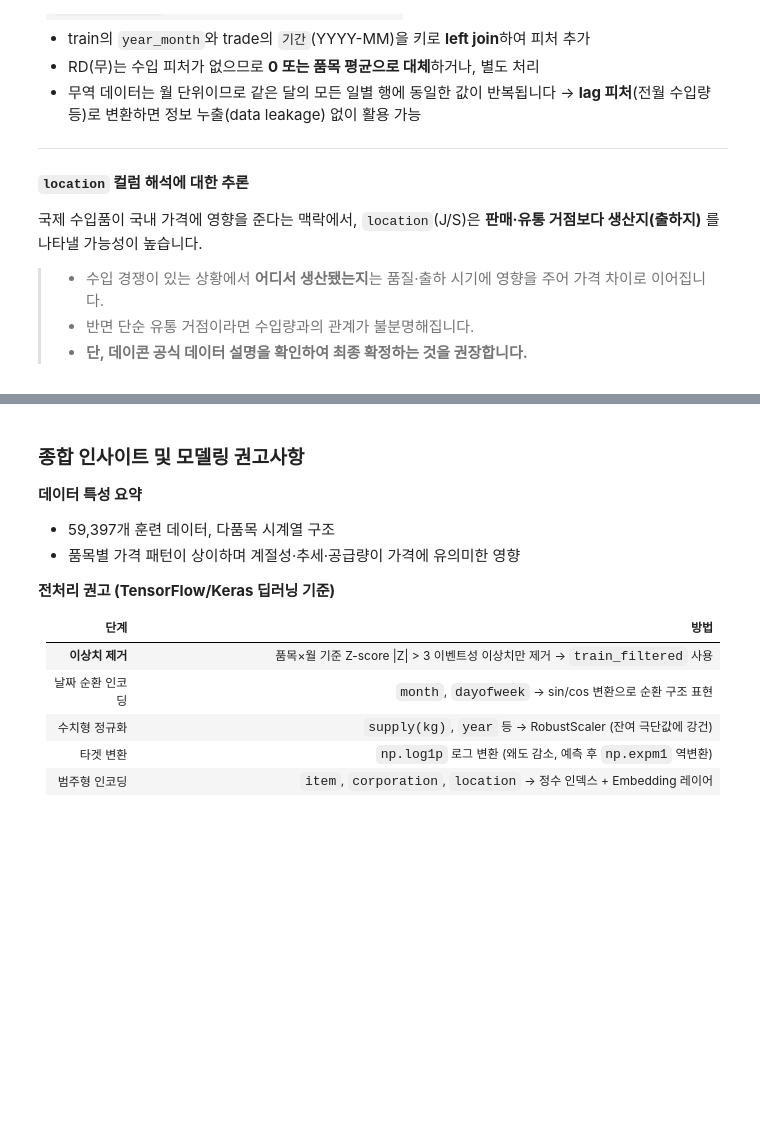
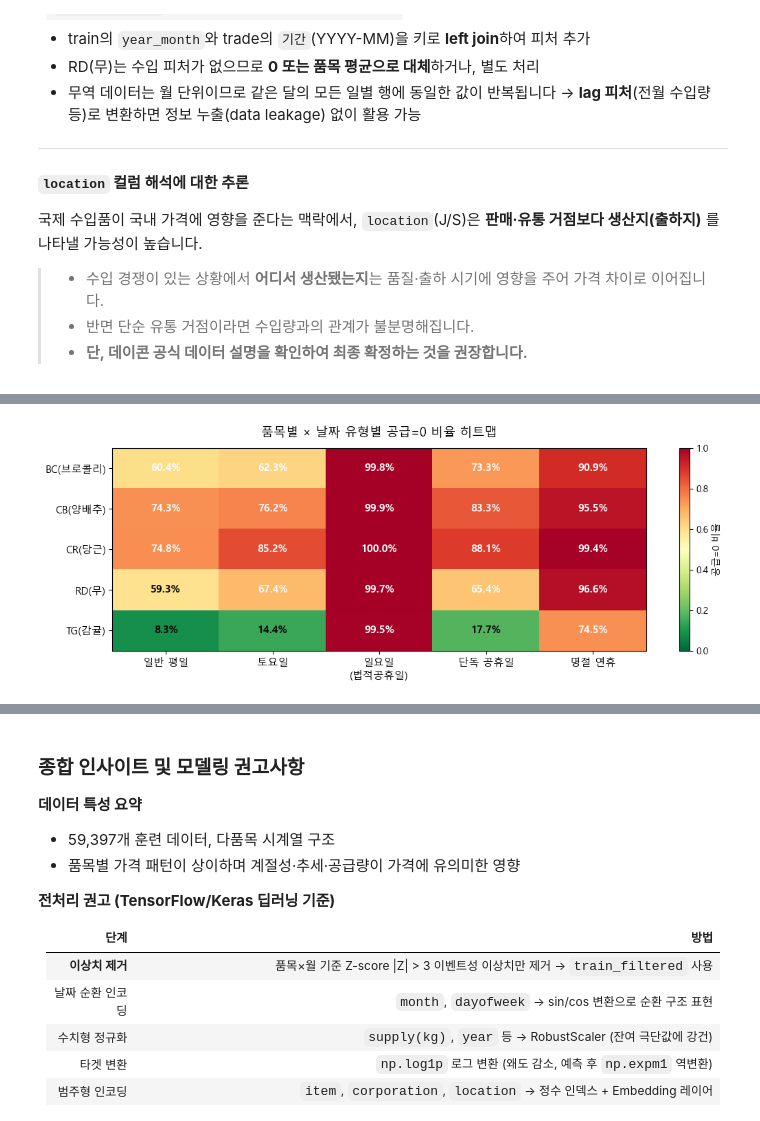
Before and after one commit to chul3224/Tomorrow-Jeju, a Jupyter notebook: shin-wc/EDA.ipynb, the cells around one changed output, grey strips where cells are left out. Drawn from its saved outputs; the diff is of its cells as text; code cells hidden in the pictures; blank space fills up the shorter version.

```diff
--- a/shin-wc/EDA.ipynb
+++ b/shin-wc/EDA.ipynb
@@ -1772,7 +1772,7 @@ DACON이 함께 제공한 `international_trade.csv`는 **월별 농산물 수출
 # %%
 
 # ── 12-1. 국제 무역 데이터 로드 및 기본 탐색 ──────────────────────────
-trade_raw = pd.read_csv(DATA_PATH + 'international_trade.csv', encoding='utf-8-sig')
+trade_raw = pd.read_csv(DATA_PATH + 'international_trade.csv', encoding='utf-8')
 trade = trade_raw.copy()
 
 print('=== 기본 정보 ===')
@@ -2053,0 +2180,31 @@ dtype: int64
+# %%
+# ── 13-3. 품목 × day_type 공급=0 비율 히트맵 ──────────────────────
+import numpy as np
+
+ITEM_NAMES = {
+    "TG": "TG(감귤)", "BC": "BC(브로콜리)", "CR": "CR(당근)",
+    "CB": "CB(양배추)", "RD": "RD(무)"
+}
+
+pivot = train.groupby(["item", "day_type"])["is_zero"].mean().unstack()
+pivot.index = [ITEM_NAMES.get(i, i) for i in pivot.index]
+pivot.columns = [DAY_LABELS[c] for c in pivot.columns]
+
+fig, ax = plt.subplots(figsize=(11, 4))
+im = ax.imshow(pivot.values, cmap="RdYlGn_r", vmin=0, vmax=1, aspect="auto")
+ax.set_xticks(range(len(pivot.columns)))
+ax.set_xticklabels(pivot.columns, fontsize=11)
+ax.set_yticks(range(len(pivot.index)))
+ax.set_yticklabels(pivot.index, fontsize=11)
+for i in range(len(pivot.index)):
+    for j in range(len(pivot.columns)):
+        val = pivot.values[i, j]
+        color = "white" if val > 0.6 else "black"
+        ax.text(j, i, f"{val:.1%}", ha="center", va="center",
+                fontsize=11, color=color, fontweight="bold")
+plt.colorbar(im, ax=ax, label="공급=0 비율")
+ax.set_title("품목별 × 날짜 유형별 공급=0 비율 히트맵", fontsize=13, pad=12)
+plt.tight_layout()
+plt.show()
+# %% [output]
+[figure, added]
```
Also changed, not shown: parts of 11 cells of this notebook.
